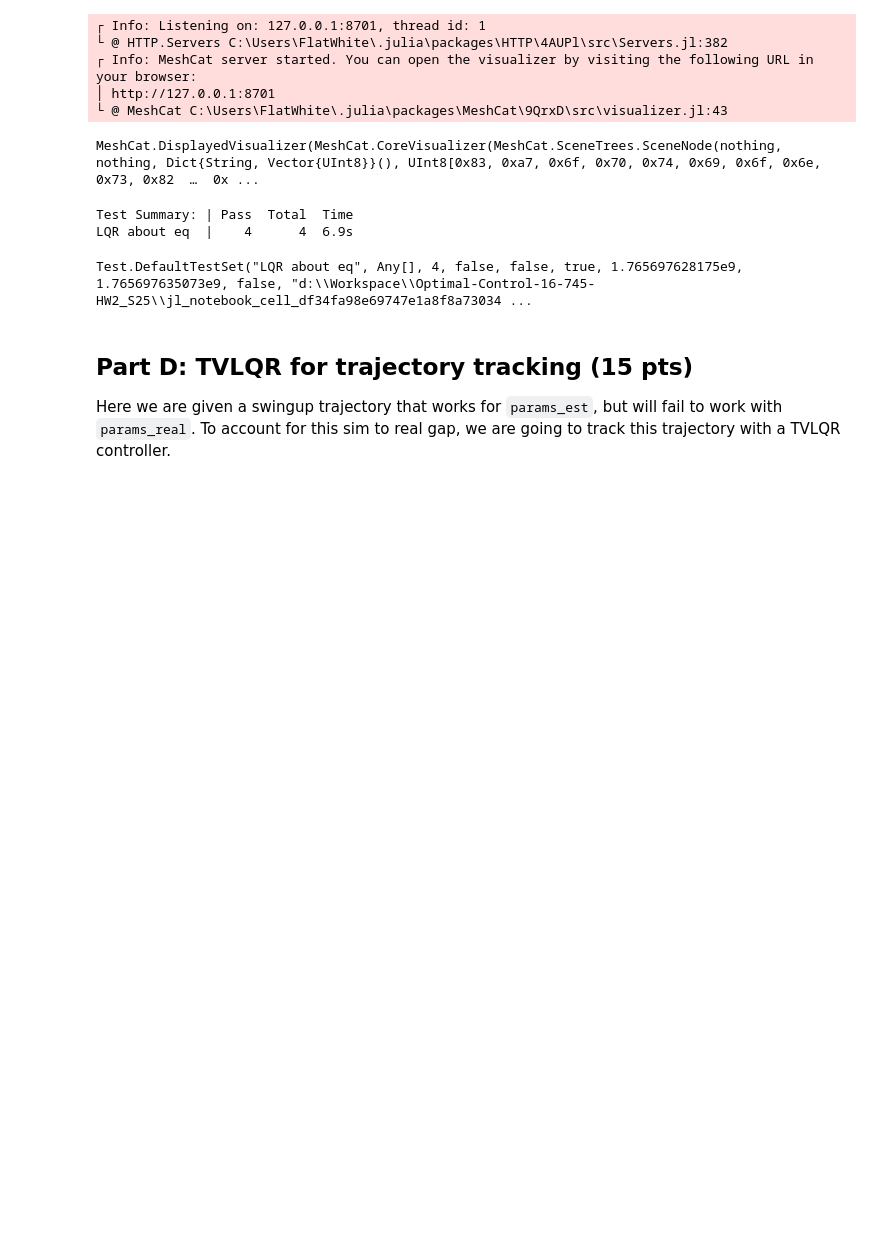
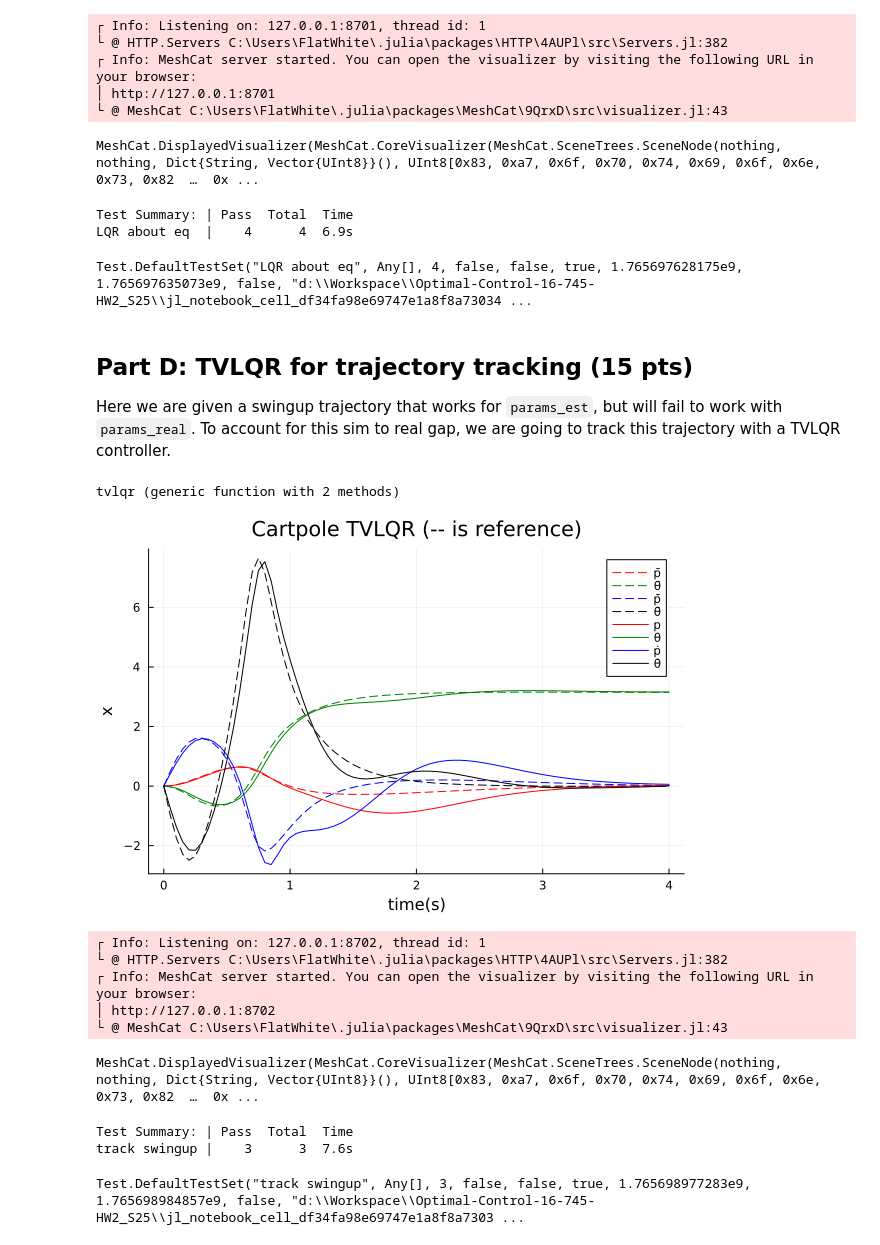
Before and after one commit to stanleytangerror/Optimal-Control-16-745-HW2_S25, a Jupyter notebook: Q2.ipynb, the cells around one changed output. Saved outputs shown, nothing was run; the diff lists cells and outputs as text; code cells hidden in the pictures; blank space fills up the shorter version.

```diff
--- a/Q2.ipynb
+++ b/Q2.ipynb
@@ -436,37 +436,39 @@ Here we are given a swingup trajectory that works for `params_est`, but will fai
 # %%
 function tvlqr(
     As::Vector{Matrix{Float64}},       # vector of A matrices
-    Bs::Vector{Matrix{Float}},       # vector of B matrices
+    Bs::Vector{Matrix{Float64}},       # vector of B matrices
     Q::Matrix,       # cost matrix Q
-    R::Matrix;       # cost matrix R
-    max_iter = 1000, # max iterations for Riccati
-    tol = 1e-5       # convergence tolerance
+    R::Matrix,       # cost matrix R
+    Qf::Matrix      # cost matrix R
     )::Tuple{
-        Vector{Matrix{Float64}},
-        Vector{Matrix{Float64}}} # return two matrices
+        Vector{Matrix},
+        Vector{Matrix}} # return two matrices
 
-# get size of x and u from B
-nx, nu = size(B)
+    N = length(As) + 1
 
-# initialize S with Q
-P = deepcopy(Q)
+    # get size of x and u from B
+    nx, nu = size(Bs[1])
 
-# Riccati
-for riccati_iter = 1:max_iter
+    P = [zeros(nx,nx) for i = 1:N]
+    K = [zeros(nu,nx) for i = 1:N-1]
 
-    K = (R + B' * P * B) \ B' * P * A
-    P_n = Q + K' * R * K + (A - B * K)' * P * (A - B * K)
+    # initialize P with Qf
+    P[N] = deepcopy(Qf)
 
-    if norm(P - P_n) <= tol
-    return P_n, K
+    # Riccati
+    for k = (N-1):(-1):1
+
+        A = As[k]
+        B = Bs[k]
+        K[k] = (R + B' * P[k+1] * B) \ B' * P[k+1] * A
+        P[k] = Q + K[k]' * R * K[k] + (A - B * K[k])' * P[k+1] * (A - B * K[k])
+
     end
 
-    P = P_n
-
+    return P, K
 end
-
-error("ihlqr did not converge")
-end
+# %% [output]
+tvlqr (generic function with 2 methods)
 # %%
 @testset "track swingup" begin
 
@@ -504,31 +506,50 @@ end
     Qf = 10*Q
     R = 0.05*diagm(ones(nu))
 
     # TODO: solve for tvlqr gains K
-
+    As = [FD.jacobian(_x -> rk4(params_est, _x, Ubar[i], dt), Xbar[i]) for i=1:(N-1)]
+    Bs = [FD.jacobian(_u -> rk4(params_est, Xbar[i], _u, dt), Ubar[i]) for i=1:(N-1)]
+    Ps, Ks = tvlqr(As,Bs,Q,R,Qf)
 
 
     # TODO: simulate this controlled system with rk4(params_real, ...)
 
+    for i=1:(N-1)
+        Δx = X[i] - Xbar[i]
+        Δu = -Ks[i] * Δx
+        u = Ubar[i] + Δu
+        X[i+1] = rk4(params_real, X[i], u, dt)
 
+    end
 
 
     # ---------------tests and plots/animations---------------
     xn = X[N]
     @test norm(xn)>0
     @test 1e-6<norm(xn - Xbar[end])<.2
     @test abs(abs(rad2deg(xn[2])) - 180) < 5 # within 5 degrees
 
     Xm = hcat(X...)
     Xbarm = hcat(Xbar...)
     plot(t_vec,Xbarm',ls=:dash, label = ["p̄" "θ̄" "ṗ̄" "θ̇̄"],lc = [:red :green :blue :black])
     display(plot!(t_vec,Xm',title = "Cartpole TVLQR (-- is reference)",
                  xlabel = "time(s)", ylabel = "x",
                  label = ["p" "θ" "ṗ" "θ̇"],lc = [:red :green :blue :black]))
 
     # animation stuff
     display(animate_cartpole(X, dt))
     # ---------------tests and plots/animations---------------
 
 
 end
+# %% [output]
+[figure, added]
+┌ Info: Listening on: 127.0.0.1:8702, thread id: 1
+└ @ HTTP.Servers C:\Users\FlatWhite\.julia\packages\HTTP\4AUPl\src\Servers.jl:382
+┌ Info: MeshCat server started. You can open the visualizer by visiting the following URL in your browser:
+│ http://127.0.0.1:8702
+└ @ MeshCat C:\Users\FlatWhite\.julia\packages\MeshCat\9QrxD\src\visualizer.jl:43
+MeshCat.DisplayedVisualizer(MeshCat.CoreVisualizer(MeshCat.SceneTrees.SceneNode(nothing, nothing, Dict{String, Vector{UInt8}}(), UInt8[0x83, 0xa7, 0x6f, 0x70, 0x74, 0x69, 0x6f, 0x6e, 0x73, 0x82  …  0x ...
+Test Summary: | Pass  Total  Time
+track swingup |    3      3  7.6s
+Test.DefaultTestSet("track swingup", Any[], 3, false, false, true, 1.765698977283e9, 1.765698984857e9, false, "d:\\Workspace\\Optimal-Control-16-745-HW2_S25\\jl_notebook_cell_df34fa98e69747e1a8f8a7303 ...
```
